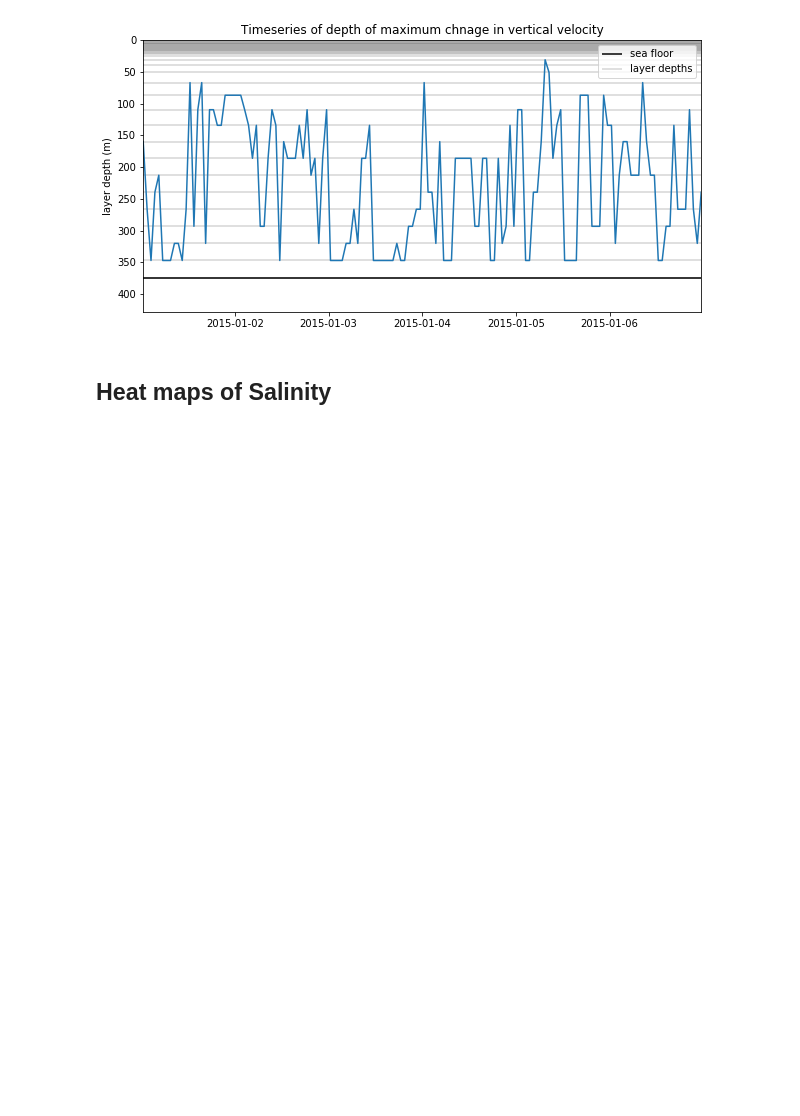
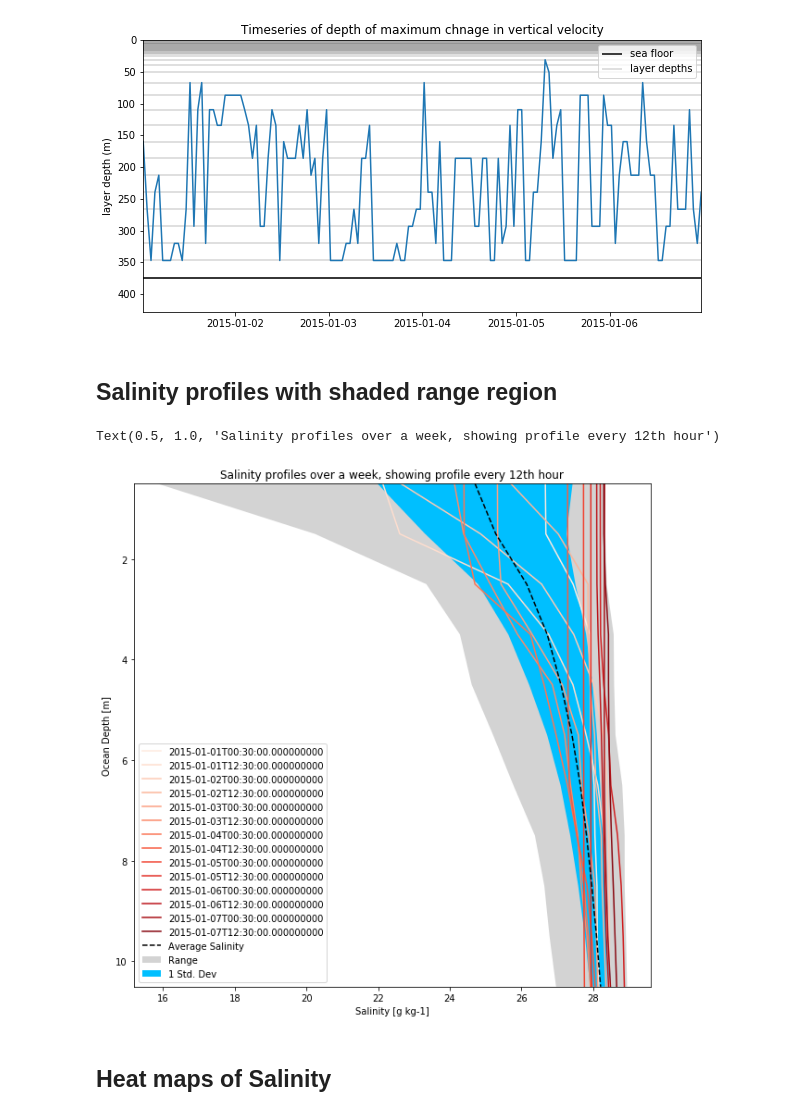
Before and after one commit to ambhudia/analysis-ashutosh, a Jupyter notebook: mohid_viz.ipynb, the cells around one changed output. Drawn from its saved outputs; the diff is of its cells as text; code cells hidden in the pictures; blank space fills up the shorter version.

```diff
--- a/mohid_viz.ipynb
+++ b/mohid_viz.ipynb
@@ -257,3 +257,5 @@ plt.legend()
 # %% [output]
 <matplotlib.legend.Legend at 0x...>
 [figure]
+# %% [markdown]
+## Salinity profiles with shaded range region
@@ -259,0 +264,2 @@ plt.legend()
+# %%
+palette = sns.color_palette("Reds", n_colors = 14)
@@ -260,2 +268,31 @@ plt.legend()
+# %%
+A = sal_sog2015.sel(time_counter = slice(to_datetime64('1 Jan 2015'),to_datetime64('8 Jan 2015')))
+# %%
+fig = plt.figure(figsize = (10,10))
+ax = plt.subplot(111)
+depths = A.deptht.values.T
+#bottom = find_bottom(A.isel(time_counter= 0).vosaline.values)
+bottom = 11
+try:
+    for i in range(14):
+        plt.plot(A.vosaline.isel(time_counter = 12*i).values[0: bottom],depths[0: bottom], label = A.time_counter.values[12*i], color = palette[i])
+except IndexError:
+    pass
+# find the fill_between values
+low, high = np.min(A.vosaline.values,axis = 0)[0: bottom], np.max(A.vosaline.values, axis=0)[0:bottom]
+mean = np.average(A.vosaline.values,axis = 0)[0: bottom]
+stddev = np.std(A.vosaline.values,axis = 0)[0: bottom]
+plt.plot(mean,depths[0: bottom], 'k--',label = 'Average Salinity')
+plt.fill_betweenx(depths[0:bottom],low, high, facecolor = 'lightgray', label = 'Range')
+plt.fill_betweenx(depths[0:bottom], mean-stddev, mean+stddev,facecolor = 'deepskyblue', label = '1 Std. Dev')
+ax.set_ylim(depths[0], depths[bottom-1])
+plt.gca().invert_yaxis()
+plt.legend(loc='lower left')
+plt.ylabel('Ocean Depth [m]')
+plt.xlabel('Salinity [g kg-1]')
+plt.title('Salinity profiles over a week, showing profile every 12th hour')
+# %% [output]
+Text(0.5, 1.0, 'Salinity profiles over a week, showing profile every 12th hour')
+[figure, added]
 # %% [markdown]
 <h2>Heat maps of Salinity</h2>
```
Also changed, not shown: parts of 15 cells of this notebook, 3 other files.
